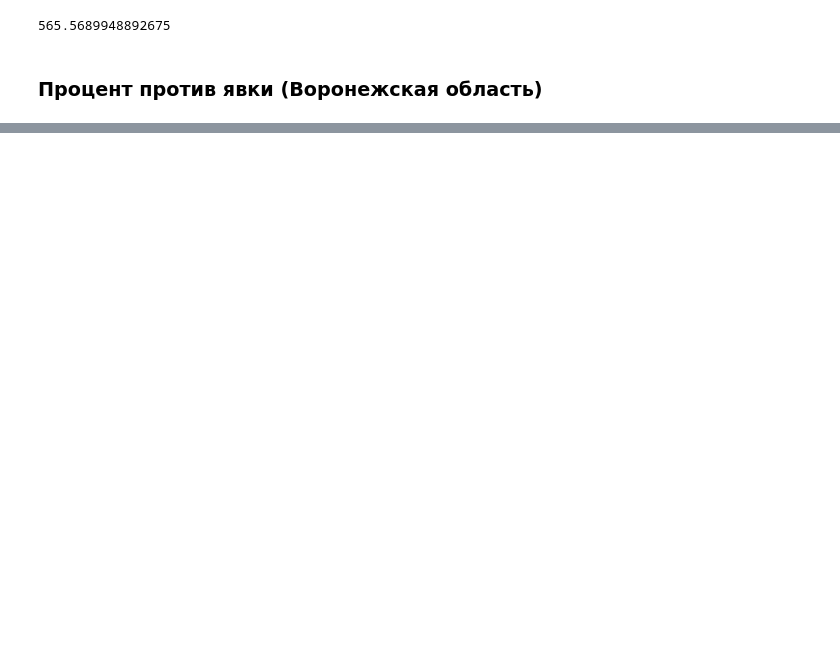
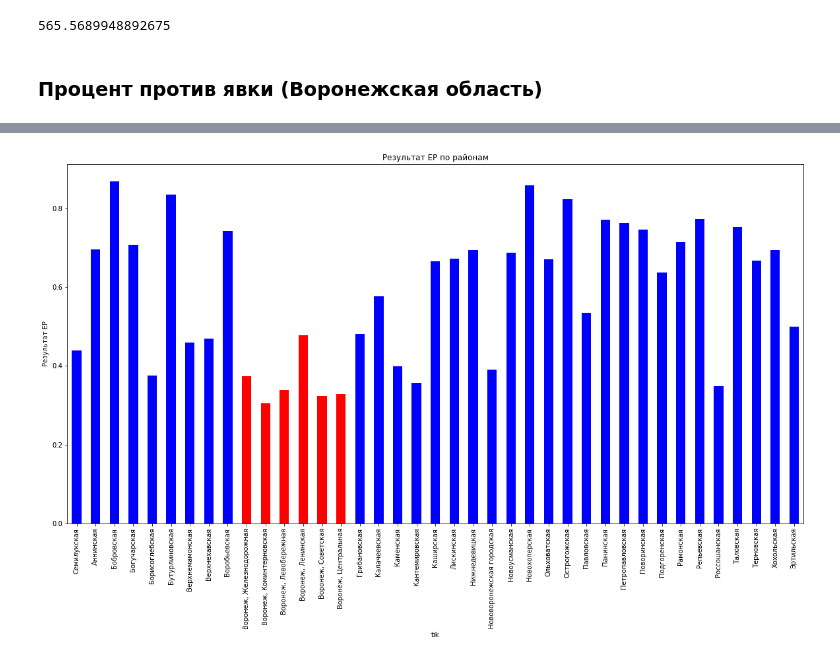
Before and after one commit to ArtemiusR/elections, a Jupyter notebook: Elections_parties.ipynb, the cells around one changed output, grey strips where cells are left out. Drawn from its saved outputs; the diff is of its cells as text; code cells hidden in the pictures; blank space fills up the shorter version.

```diff
--- a/Elections_parties.ipynb
+++ b/Elections_parties.ipynb
@@ -561,0 +580,27 @@ for district in vrn_district_list:
+# %%
+vrn_oblst_comp = vrn_oblst.copy()
+vrn_oblst_comp = vrn_oblst_comp.groupby('tik').sum()
+vrn_oblst_comp['%voted'] = (vrn_oblst_comp.mobile_box_ballots + vrn_oblst_comp.station_box_ballots) / vrn_oblst_comp.reg_voters
+for party in parties:
+    foo = '%' + str(party)
+    vrn_oblst_comp[foo] = vrn_oblst_comp[party] / (vrn_oblst_comp.mobile_box_ballots + vrn_oblst_comp.station_box_ballots)
+vrn_oblst_comp['%outsiders'] = vrn_oblst_comp.outside_ballots / (vrn_oblst_comp.outside_ballots + vrn_oblst_comp.inside_ballots + vrn_oblst_comp.preterm_ballots)
+vrn_oblst_comp['%destroyers'] = vrn_oblst_comp.invalid_ballots / (vrn_oblst_comp.outside_ballots + vrn_oblst_comp.inside_ballots + vrn_oblst_comp.preterm_ballots)
+# %%
+vrn_oblst_comp['color'] = 'Blue'
+for foo in vrn_oblst_comp.index:
+    if ('Воронеж,' in foo):
+        vrn_oblst_comp.at[foo,'color'] = 'Red'
+    else:
+        vrn_oblst_comp.at[foo,'color'] = 'Blue'
+plt.figure()
+df_plot = vrn_oblst_comp['%er']
+df_plot.plot.bar(figsize=(20,10), color=vrn_oblst_comp['color'])
+#plt.grid(True)
+plt.title('Результат ЕР по районам')
+#plt.xlabel('')
+plt.ylabel('Результат ЕР')
+plt.savefig(f'figures/districts_ER.png', dpi=200)
+plt.show()
+# %% [output]
+[figure, added]
```
Also changed, not shown: parts of 40 cells of this notebook.
